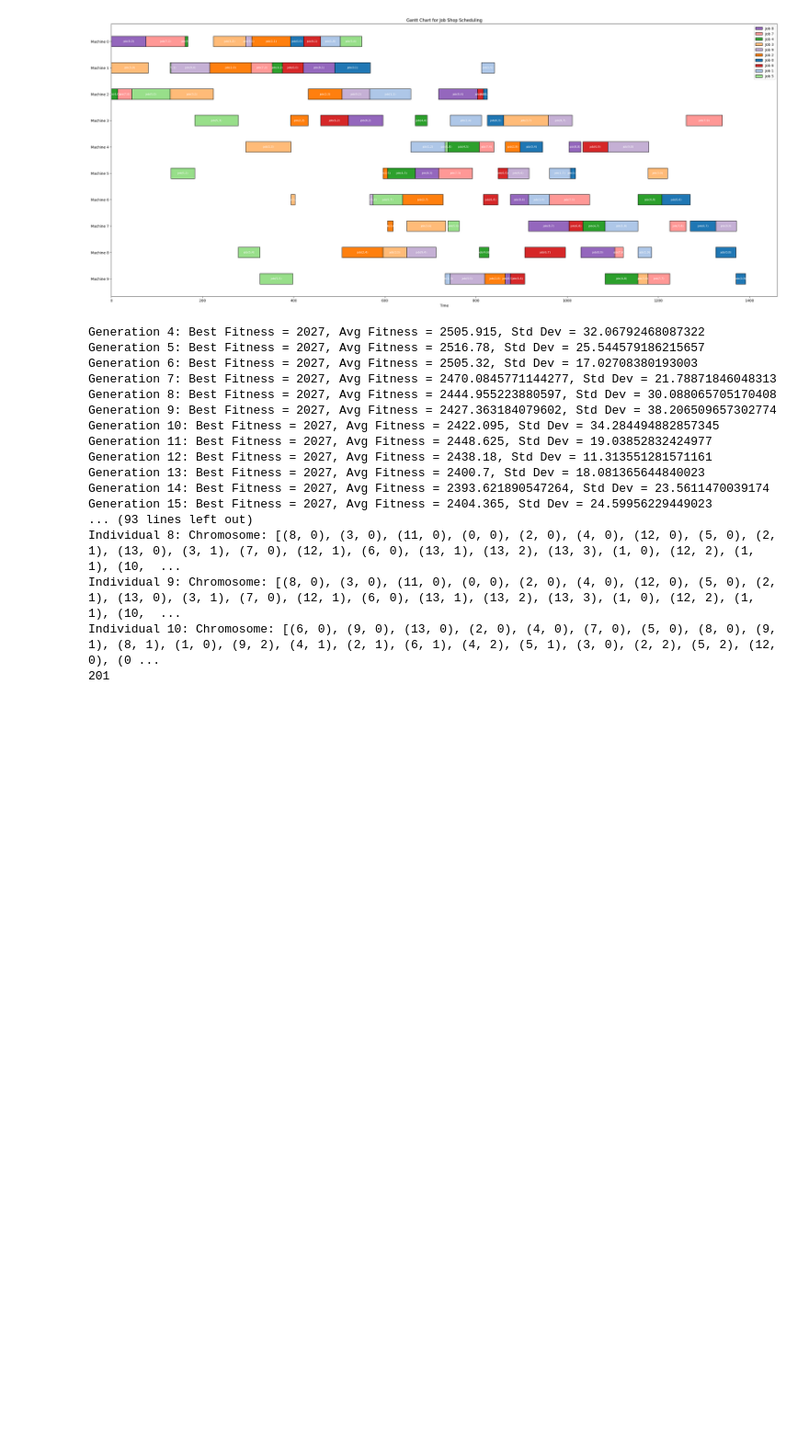
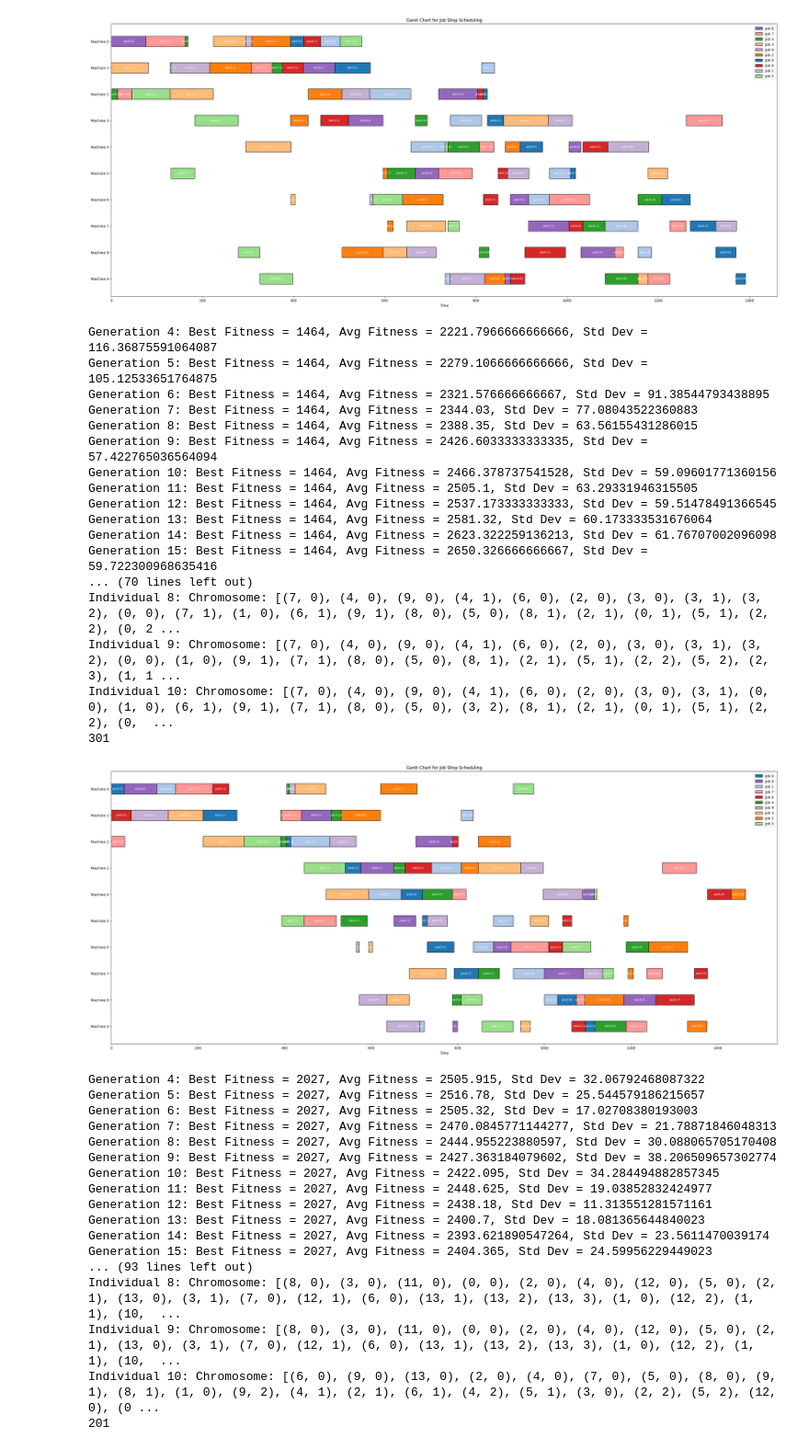
Before and after one commit to imiguelrodriguez/GeneticAlgorithm, a Jupyter notebook: tests_ga.ipynb, the cells around one changed output. Shown at 92% size. Drawn from its saved outputs; the diff is of its cells as text; code cells hidden in the pictures; blank space fills up the shorter version.

```diff
--- a/tests_ga.ipynb
+++ b/tests_ga.ipynb
@@ -130,4 +130,35 @@ Individual 9: Chromosome: [(3, 0), (4, 0), (8, 0), (7, 0), (7, 1), (5, 0), (3, 1
 Individual 10: Chromosome: [(3, 0), (4, 0), (8, 0), (7, 0), (7, 1), (5, 0), (3, 1), (4, 1), (5, 1), (9, 0), (3, 2), (9, 1), (2, 0), (7, 2), (2, 1), (5, 2), (5, 3), (2, 2), (0, 0), (5, 4), (2, 3), (4,  ...
 301
 [figure]
+# %%
+medium_dataset = load_dataset('datasets/mediumDataset.txt')
+
+run_ga_algorithm(
+    medium_dataset,
+    population_size=300,
+    selection='rank',
+    crossover='one_point',
+    mutation='one',
+    std_threshold=5,
+    figsize=(34,14),
+    visualize=True)
+# %% [output]
+Generation 4: Best Fitness = 1464, Avg Fitness = 2221.7966666666666, Std Dev = 116.36875591064087
+Generation 5: Best Fitness = 1464, Avg Fitness = 2279.1066666666666, Std Dev = 105.12533651764875
+Generation 6: Best Fitness = 1464, Avg Fitness = 2321.576666666667, Std Dev = 91.38544793438895
+Generation 7: Best Fitness = 1464, Avg Fitness = 2344.03, Std Dev = 77.08043522360883
+Generation 8: Best Fitness = 1464, Avg Fitness = 2388.35, Std Dev = 63.56155431286015
+Generation 9: Best Fitness = 1464, Avg Fitness = 2426.6033333333335, Std Dev = 57.422765036564094
+Generation 10: Best Fitness = 1464, Avg Fitness = 2466.378737541528, Std Dev = 59.09601771360156
+Generation 11: Best Fitness = 1464, Avg Fitness = 2505.1, Std Dev = 63.29331946315505
+Generation 12: Best Fitness = 1464, Avg Fitness = 2537.173333333333, Std Dev = 59.51478491366545
+Generation 13: Best Fitness = 1464, Avg Fitness = 2581.32, Std Dev = 60.173333531676064
+Generation 14: Best Fitness = 1464, Avg Fitness = 2623.322259136213, Std Dev = 61.76707002096098
+Generation 15: Best Fitness = 1464, Avg Fitness = 2650.326666666667, Std Dev = 59.722300968635416
+... (70 lines left out)
+Individual 8: Chromosome: [(7, 0), (4, 0), (9, 0), (4, 1), (6, 0), (2, 0), (3, 0), (3, 1), (3, 2), (0, 0), (7, 1), (1, 0), (6, 1), (9, 1), (8, 0), (5, 0), (8, 1), (2, 1), (0, 1), (5, 1), (2, 2), (0, 2 ...
+Individual 9: Chromosome: [(7, 0), (4, 0), (9, 0), (4, 1), (6, 0), (2, 0), (3, 0), (3, 1), (3, 2), (0, 0), (1, 0), (9, 1), (7, 1), (8, 0), (5, 0), (8, 1), (2, 1), (5, 1), (2, 2), (5, 2), (2, 3), (1, 1 ...
+Individual 10: Chromosome: [(7, 0), (4, 0), (9, 0), (4, 1), (6, 0), (2, 0), (3, 0), (3, 1), (0, 0), (1, 0), (6, 1), (9, 1), (7, 1), (8, 0), (5, 0), (3, 2), (8, 1), (2, 1), (0, 1), (5, 1), (2, 2), (0,  ...
+301
+[figure, added]
 # %%
```
Also changed, not shown: parts of 6 cells of this notebook, 4 other files.
